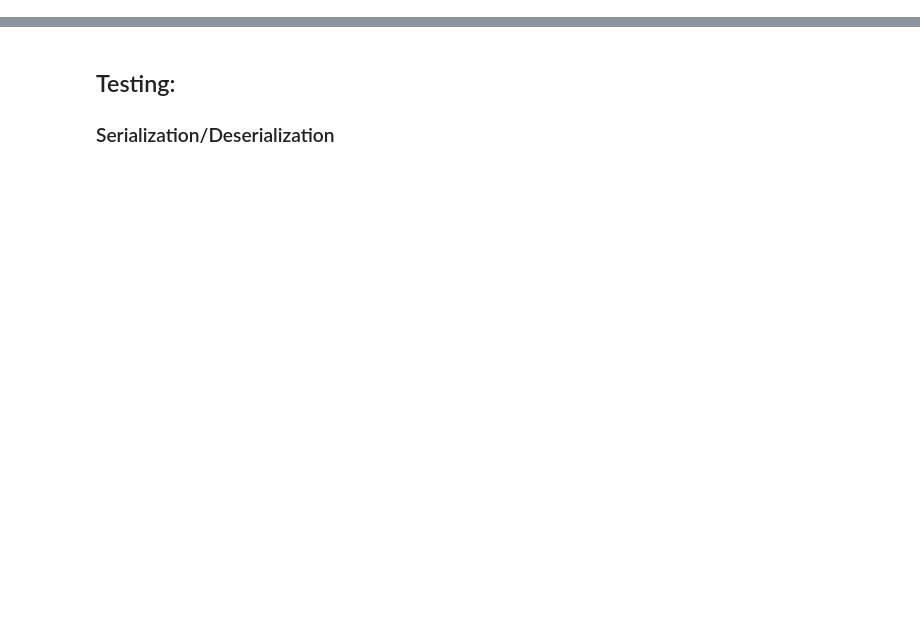
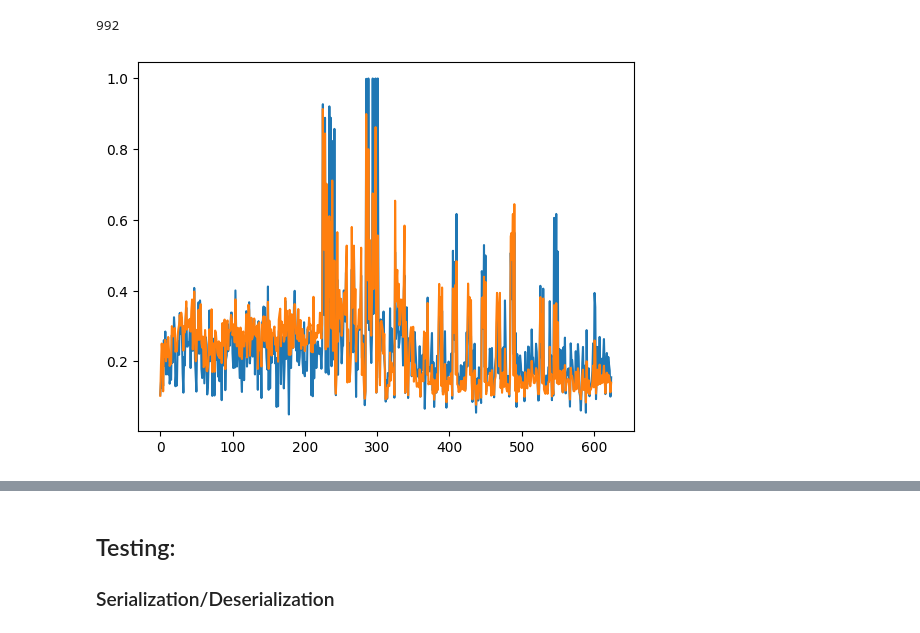
Before and after one commit to BrunoCAF/ps-hgp-qec, a Jupyter notebook: python/testing.ipynb, the cells around one changed output, grey strips where cells are left out. Saved outputs shown, nothing was run; the diff lists cells and outputs as text; code cells hidden in the pictures; blank space fills up the shorter version.

```diff
--- a/python/testing.ipynb
+++ b/python/testing.ipynb
@@ -30,0 +236,45 @@ def draw_graph(G: nx.MultiGraph, shape: tuple[int, int]):
+# %%
+N_qubits = N
+num_probe_trials = 1000
+
+# bootstrap = np.ones(N_qubits)*0.5
+bootstrap = np.copy(criticality_score)
+# bootstrap = density
+
+criticality_score = np.zeros(N_qubits)
+count = 0
+
+for _ in range(num_probe_trials):
+    # IID erasure with probability p (physical error rate)
+    E = npr.rand(N_qubits) < bootstrap
+
+    # Generate the Cx and Cz intersections with the erasure support
+    gammaHxE = m4ri.chk2gen(Hx[:, E])
+    gammaHzE = m4ri.chk2gen(Hz[:, E])
+
+    # Check for the existence of logical errors hiding in the erasure
+    z_logical_error = m4ri.gf2_mul(eta_Hz[:, E], gammaHxE).any()
+    x_logical_error = m4ri.gf2_mul(eta_Hx[:, E], gammaHzE).any()
+
+    # Failure criterion: the erasure hides a logical error of either type
+    failure = z_logical_error or x_logical_error
+    if failure:
+        criticality_score += E
+        count += 1
+    # else:
+    #     criticality_score -= E
+
+criticality_score /= num_probe_trials
+diam = criticality_score.max() - criticality_score.min()
+interp = lambda x: 0.05 + 0.95*(x - x.min())/(x.max() - x.min())
+criticality_score = interp(criticality_score)
+# %%
+plt.plot(criticality_score)
+plt.plot(density*.5 + criticality_score*.5)
+# density = errors.sum(axis=0)
+# density = interp(density)
+# plt.plot(density)
+print(count)
+# %% [output]
+992
+[figure, added]
```
Also changed, not shown: parts of 82 cells of this notebook.
